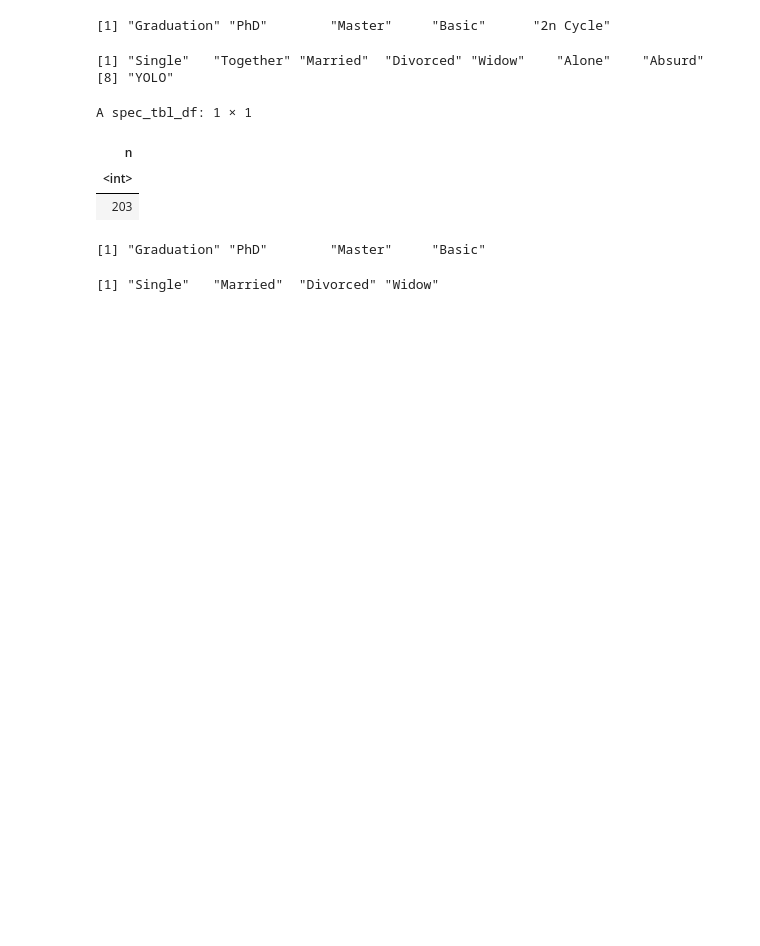
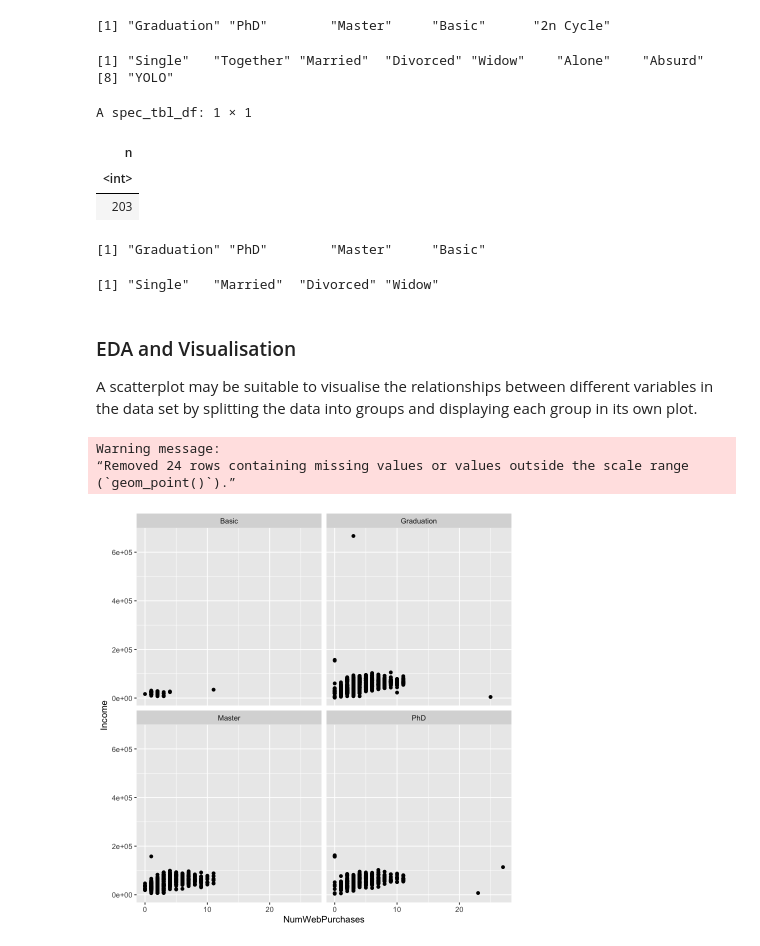
Before and after one commit to DrakenRaptor/STAT301_ProjectGrp26, a Jupyter notebook: Individual Assignment (Project).ipynb, the cells around one changed output. Cells and saved outputs as stored; diff of their text form; code cells hidden in the pictures; blank space fills up the shorter version.

Commit message:
Added various plots

```diff
--- a/Individual Assignment (Project).ipynb
+++ b/Individual Assignment (Project).ipynb
@@ -128,3 +128,19 @@ A spec_tbl_df: 1 × 1
 | 203 |
 [1] "Graduation" "PhD"        "Master"     "Basic"
 [1] "Single"   "Married"  "Divorced" "Widow"
+# %% [markdown]
+### EDA and Visualisation
+
+A scatterplot may be suitable to visualise the relationships between different variables in the data set by splitting the data into groups and displaying each group in its own plot.
+# %%
+facet_single <- market_data  |>
+    ggplot(aes(x = NumWebPurchases, y = Income)) +
+    geom_point() +
+    facet_wrap(~ Education)
+
+facet_single
+# %% [output]
+Warning message:
+“Removed 24 rows containing missing values or values outside the scale range
+(`geom_point()`).”
+[figure, added]
```
Also changed, not shown: parts of 2 cells of this notebook.
